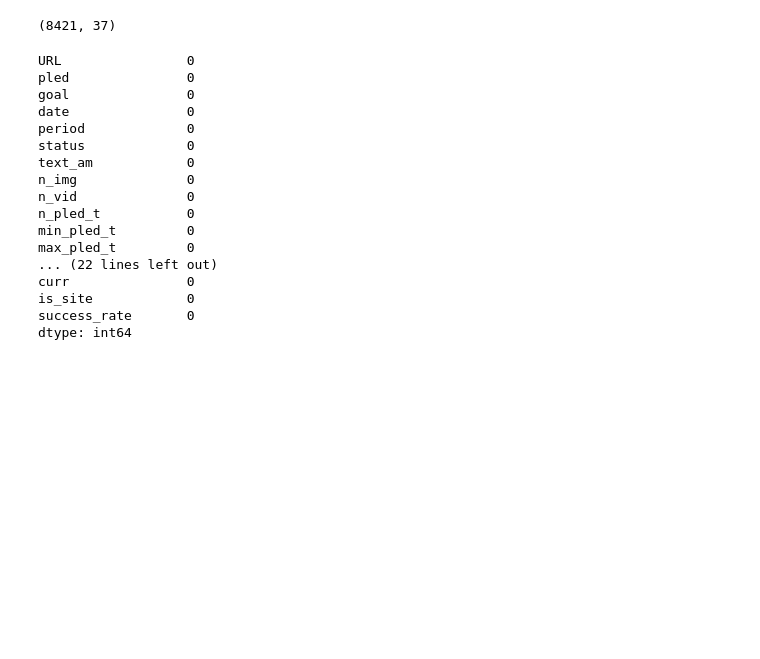
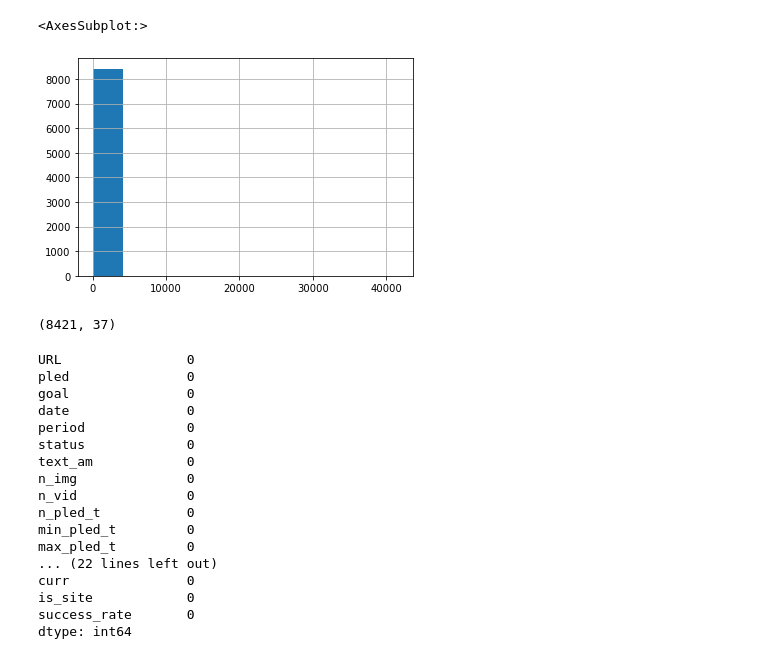
Before and after one commit to Yue2u/DANO-olympiade, a Jupyter notebook: Result.ipynb, the cells around one changed output. Drawn from its saved outputs; the diff is of its cells as text; code cells hidden in the pictures; blank space fills up the shorter version.

```diff
--- a/Result.ipynb
+++ b/Result.ipynb
@@ -29,3 +30,8 @@ data[data['goal'] < 5]['success_rate'].mean()
+# %%
+data['success_rate'].hist(bins=10)
+# %% [output]
+<AxesSubplot:>
+[figure, added]
 # %%
 df = data
 if 'Unnamed: 0' in df.columns or 'succsess' in df.columns:
```
Also changed, not shown: parts of 12 cells of this notebook.
